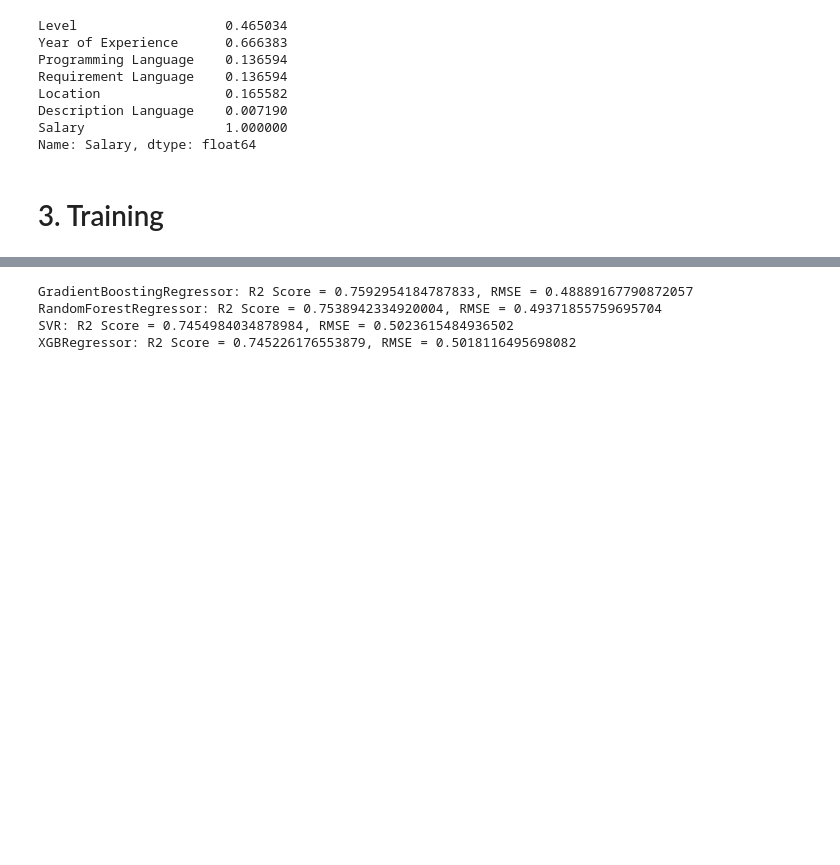
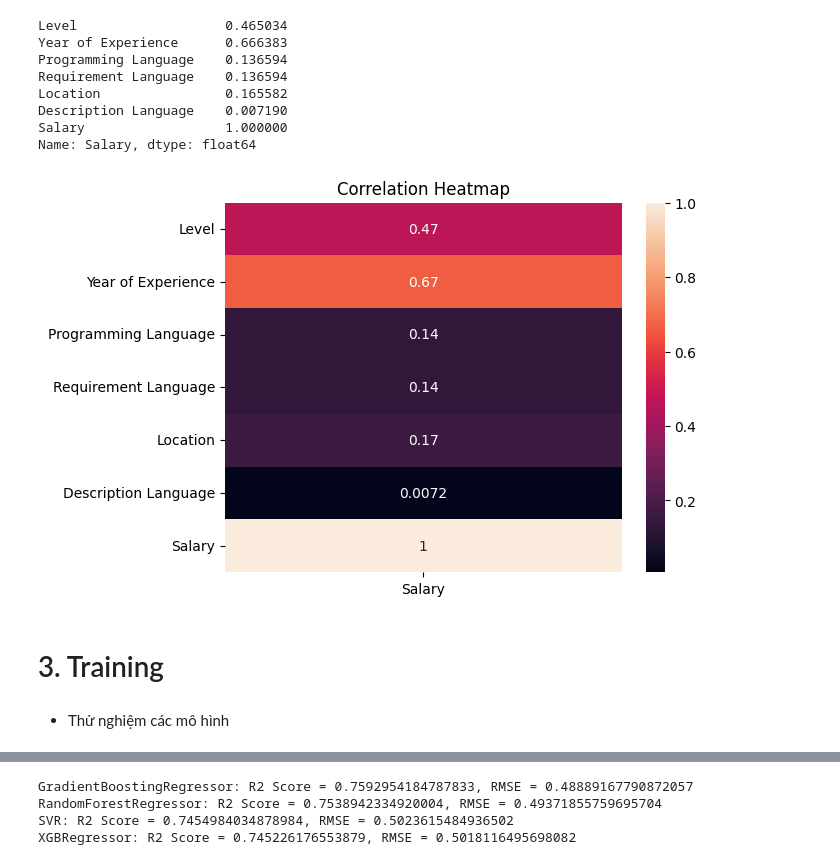
Before and after one commit to mxtruongplayboy/IT-salary-forecast-based-on-job-postings, a Jupyter notebook: src/Data-Science-Analysis-Regression.ipynb, the cells around one changed output, grey strips where cells are left out. Drawn from its saved outputs; the diff is of its cells as text; code cells hidden in the pictures; blank space fills up the shorter version.

```diff
--- a/src/Data-Science-Analysis-Regression.ipynb
+++ b/src/Data-Science-Analysis-Regression.ipynb
@@ -183,6 +183,16 @@ Location                0.165582
 Description Language    0.007190
 Salary                  1.000000
 Name: Salary, dtype: float64
+# %%
+# Tạo DataFrame
+correlation_df = pd.DataFrame(target_correlation)
+
+# Assuming you have a correlation matrix called 'correlation_matrix'
+sns.heatmap(correlation_df, annot=True)
+plt.title('Correlation Heatmap')
+plt.show()
+# %% [output]
+[figure, added]
 # %% [markdown]
 # 3. Training
 # %%
@@ -199,6 +209,8 @@ models = {
 # %%
 X = jobs.drop(columns = ['Salary'])
 y = jobs['Salary']
+# %% [markdown]
+- Thử nghiệm các mô hình
 # %%
 # Khởi tạo KFold để kiểm định chéo
 kf = KFold(n_splits=5, shuffle=True, random_state=42)
```
Also changed, not shown: parts of 10 cells of this notebook, 4 other files.
